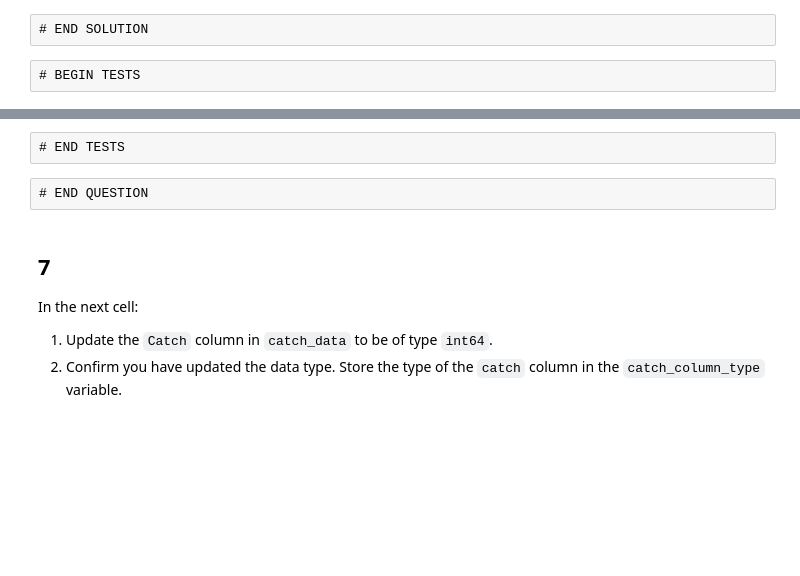
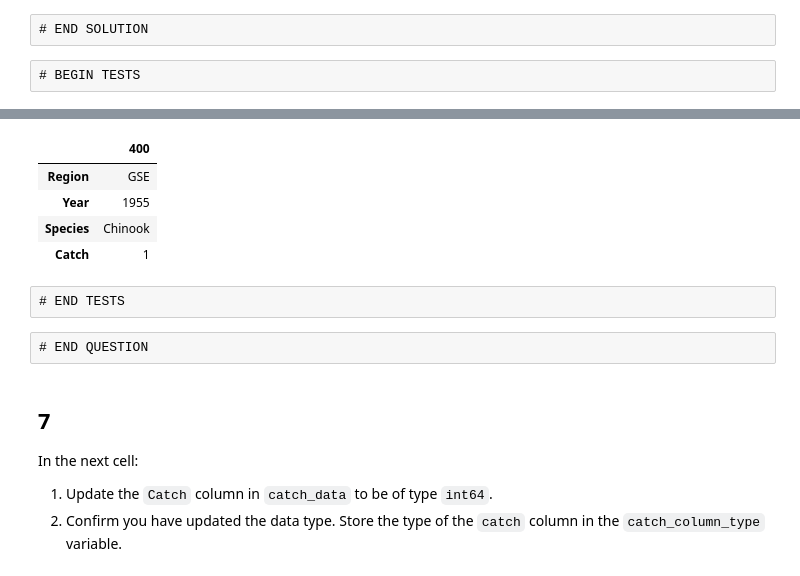
Before and after one commit to MEDS-eds-220/eds220-hw2-OTTER, a Jupyter notebook: hwk2-task2-salmon.ipynb, the cells around one changed output, grey strips where cells are left out. Saved outputs shown, nothing was run; the diff lists cells and outputs as text; code cells hidden in the pictures; blank space fills up the shorter version.

```diff
--- a/hwk2-task2-salmon.ipynb
+++ b/hwk2-task2-salmon.ipynb
@@ -289,3 +317,11 @@ Name: 400, dtype: object
+# %%
+pd.read_csv('data/t2_q6_df.csv', index_col = 0)
+# %% [output]
+|  | 400 |
+| Region | GSE |
+| Year | 1955 |
+| Species | Chinook |
+| Catch | 1 |
 # %% [raw]
 # END TESTS
 # %% [raw]
```
Also changed, not shown: parts of 14 cells of this notebook, 5 other files.
